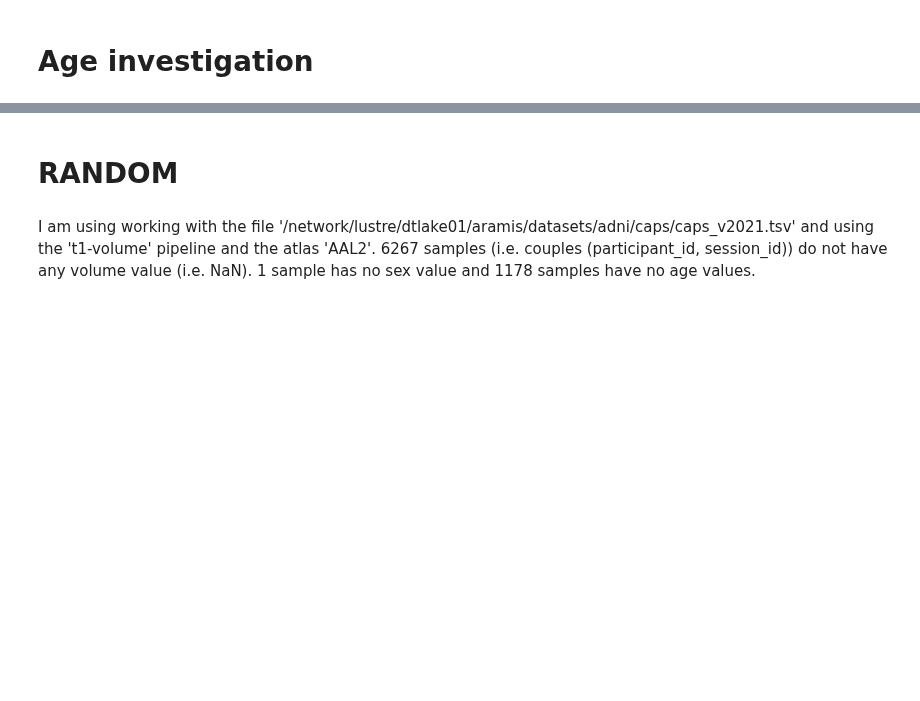
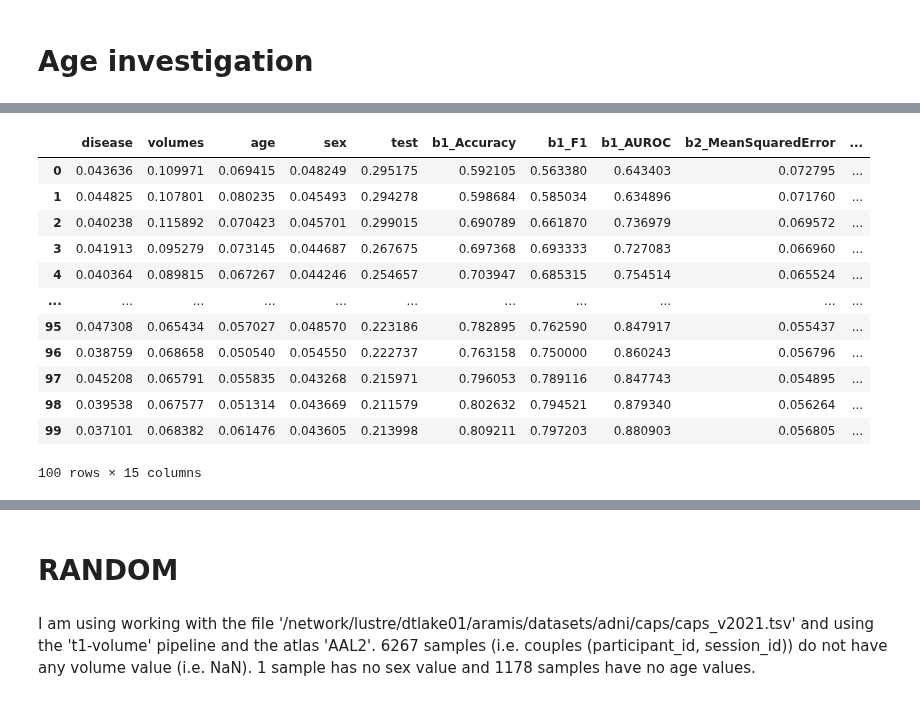
Before and after one commit to cosasha97/interpretability-dl-ndd, a Jupyter notebook: experiments.ipynb, the cells around one changed output, grey strips where cells are left out. Saved outputs shown, nothing was run; the diff lists cells and outputs as text; code cells hidden in the pictures; blank space fills up the shorter version.

```diff
--- a/experiments.ipynb
+++ b/experiments.ipynb
@@ -800,0 +774,17 @@ pd.DataFrame(saved_data['train_metrics'])
+# %%
+val = pd.read_csv('/network/lustre/dtlake01/aramis/users/sasha.collin/interpretability-dl-ndd/results/models/model_47/test_metrics.csv')
+val
+# %% [output]
+|  | disease | volumes | age | sex | test | b1_Accuracy | b1_F1 | b1_AUROC | b2_MeanSquaredError | ... |
+| 0 | 0.043636 | 0.109971 | 0.069415 | 0.048249 | 0.295175 | 0.592105 | 0.563380 | 0.643403 | 0.072795 | ... |
+| 1 | 0.044825 | 0.107801 | 0.080235 | 0.045493 | 0.294278 | 0.598684 | 0.585034 | 0.634896 | 0.071760 | ... |
+| 2 | 0.040238 | 0.115892 | 0.070423 | 0.045701 | 0.299015 | 0.690789 | 0.661870 | 0.736979 | 0.069572 | ... |
+| 3 | 0.041913 | 0.095279 | 0.073145 | 0.044687 | 0.267675 | 0.697368 | 0.693333 | 0.727083 | 0.066960 | ... |
+| 4 | 0.040364 | 0.089815 | 0.067267 | 0.044246 | 0.254657 | 0.703947 | 0.685315 | 0.754514 | 0.065524 | ... |
+| ... | ... | ... | ... | ... | ... | ... | ... | ... | ... | ... |
+| 95 | 0.047308 | 0.065434 | 0.057027 | 0.048570 | 0.223186 | 0.782895 | 0.762590 | 0.847917 | 0.055437 | ... |
+| 96 | 0.038759 | 0.068658 | 0.050540 | 0.054550 | 0.222737 | 0.763158 | 0.750000 | 0.860243 | 0.056796 | ... |
+| 97 | 0.045208 | 0.065791 | 0.055835 | 0.043268 | 0.215971 | 0.796053 | 0.789116 | 0.847743 | 0.054895 | ... |
+| 98 | 0.039538 | 0.067577 | 0.051314 | 0.043669 | 0.211579 | 0.802632 | 0.794521 | 0.879340 | 0.056264 | ... |
+| 99 | 0.037101 | 0.068382 | 0.061476 | 0.043605 | 0.213998 | 0.809211 | 0.797203 | 0.880903 | 0.056805 | ... |
+100 rows × 15 columns
```
Also changed, not shown: parts of 40 cells of this notebook, 4 other files.
